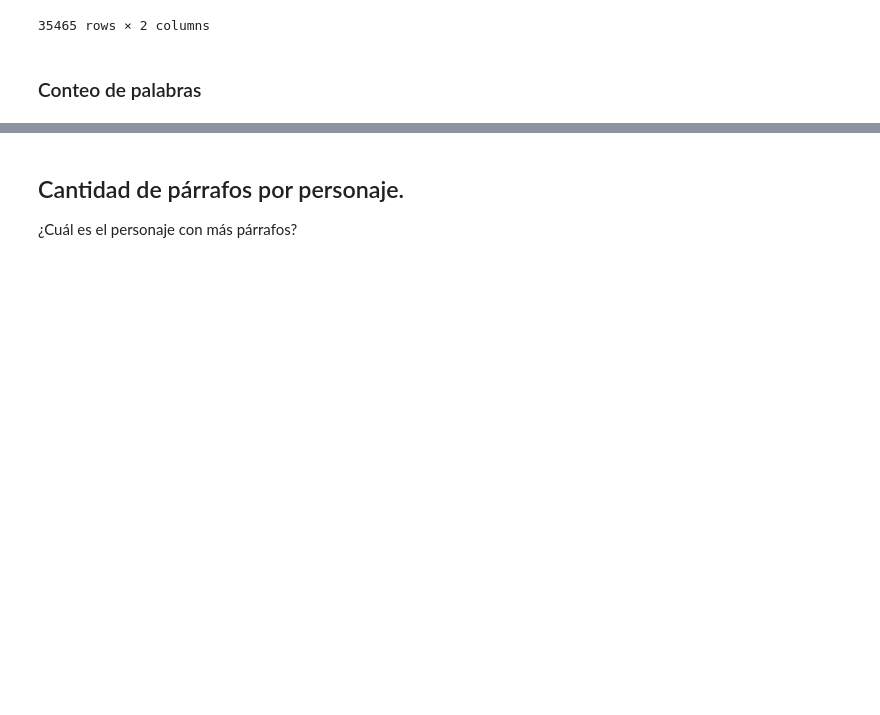
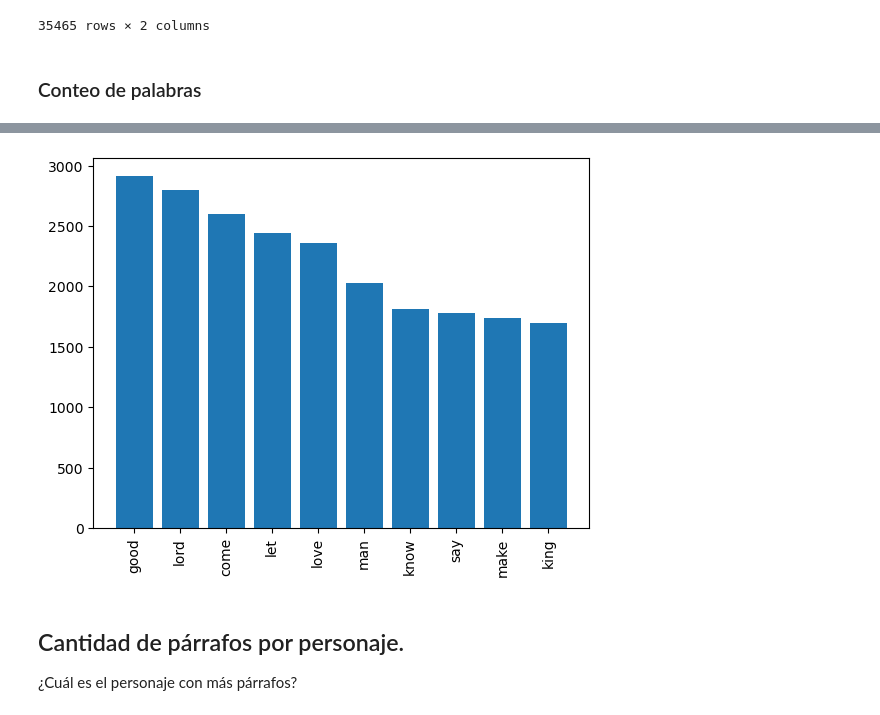
Before and after one commit to AnaCortazzo/ShakespeareTarea1, a Jupyter notebook: shakespeareAnalysis.ipynb, the cells around one changed output, grey strips where cells are left out. Cells and saved outputs as stored; diff of their text form; code cells hidden in the pictures; blank space fills up the shorter version.

```diff
--- a/shakespeareAnalysis.ipynb
+++ b/shakespeareAnalysis.ipynb
@@ -350,0 +354,5 @@ Name: word, Length: 26359, dtype: int64
+# %%
+with open('data/shakespeare/stopwords.txt', 'r') as file:
+    stopwords = [word.strip() for word in file.readlines()]
+
+stopwords
@@ -350,0 +377,9 @@ Name: word, Length: 26359, dtype: int64
+# %%
+#Elimino las stopwords
+df_words['word_new'] = df_words['word'].apply(lambda x: ' '.join([word for word in x.split() if word not in stopwords]))
+# %%
+# eliminamos las celdas que quedaron vacías luego de stopwords
+df_words_clean = df_words[df_words['word_new'] != '']
+# %%
+df_count_words = df_words_clean['word_new'].value_counts()
+df_count_words.head(15)
@@ -351,3 +403,11 @@ Name: word, Length: 26359, dtype: int64
+# %%
+# Visualización 10 palabras más usadas en la obra
+
+char_show = df_count_words[:10]
+plt.bar(char_show.index, char_show.values)
+_ = plt.xticks(rotation=90)
+# %% [output]
+[figure, added]
 # %% [markdown]
 ## Cantidad de párrafos por personaje.
 ¿Cuál es el personaje con más párrafos?
```
Also changed, not shown: parts of 25 cells of this notebook, 2 other files.
